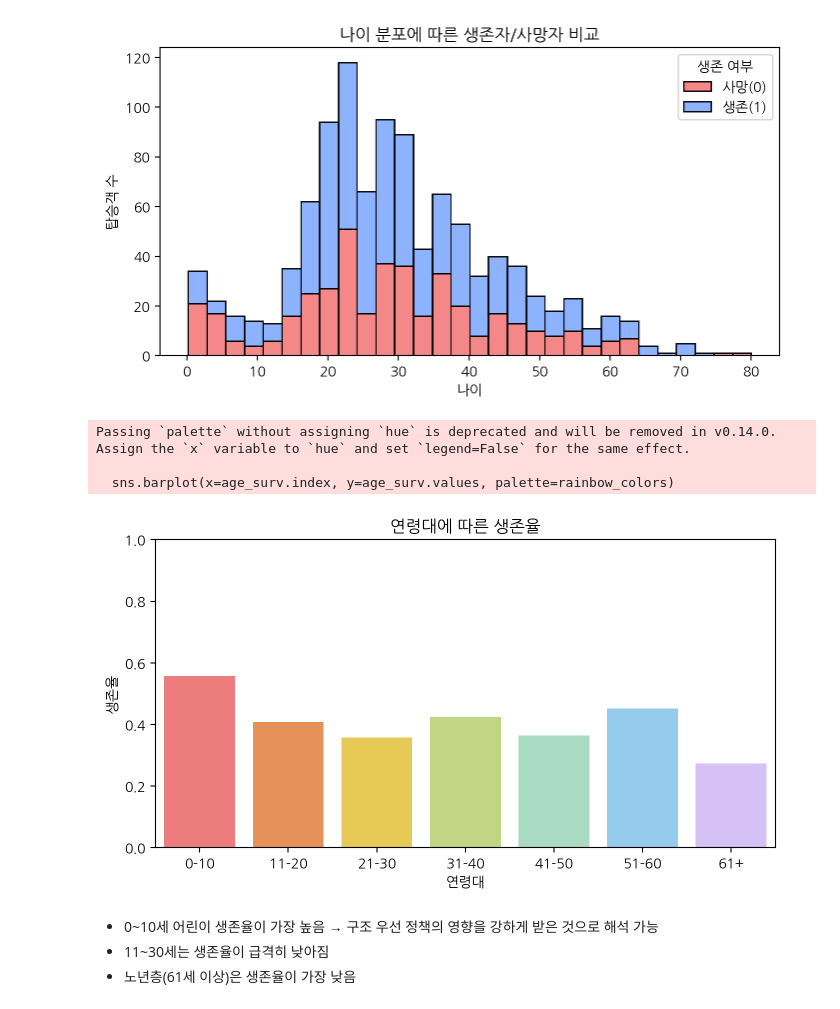
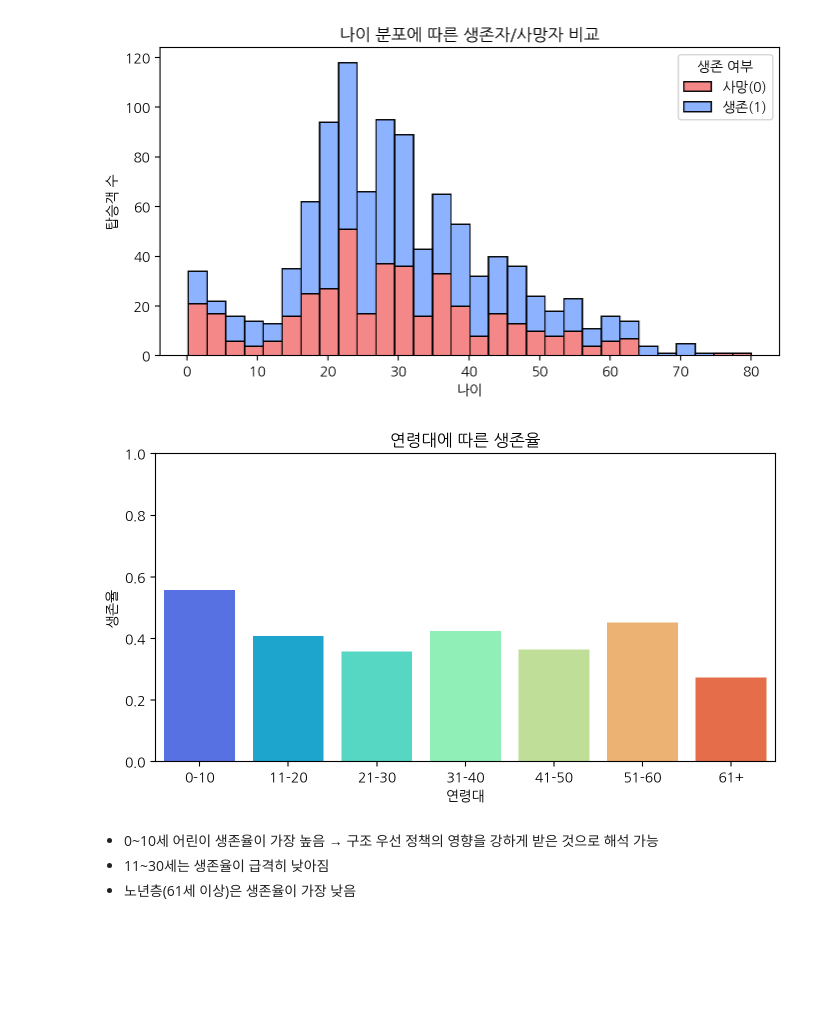
Before and after one commit to carvestar/25-BDA-TeamDP, a Jupyter notebook: 25_BDA_Titanic_B_TeamDP.ipynb, the cells around one changed output. Drawn from its saved outputs; the diff is of its cells as text; code cells hidden in the pictures; blank space fills up the shorter version.

```diff
--- a/25_BDA_Titanic_B_TeamDP.ipynb
+++ b/25_BDA_Titanic_B_TeamDP.ipynb
@@ -467,27 +441,24 @@ plt.show()
 # %%
 # 나이 구간별 생존율 - 10세 단위로 나누고 연령대별 평균 생존율 확인
 
 # Age를 나이 구간으로 분할하여 AgeGroup 열 생성
 tData['AgeGroup'] = pd.cut(tData['Age'], bins=[0, 10, 20, 30, 40, 50, 60, 80],
                         labels=['0-10', '11-20', '21-30', '31-40', '41-50', '51-60', '61+'])
 
 # 그룹별 평균 생존율 계산 (Survived 열의 평균 = 생존율)
-age_surv = tData.groupby('AgeGroup')['Survived'].mean()
+age_surv = tData.groupby('AgeGroup', observed=False)['Survived'].mean()
 
 plt.figure(figsize=(8, 4))
-sns.barplot(x=age_surv.index, y=age_surv.values, palette=rainbow_colors)
+sns.barplot(x=age_surv.index, y=age_surv.values,hue = age_surv.index, palette='rainbow')
 plt.title('연령대에 따른 생존율')
 plt.xlabel('연령대')
 plt.ylabel('생존율')
 
 # y축은 생존율이므로 0~1 사이로 고정
 plt.ylim(0, 1)
 plt.show()
 # %% [output]
-Passing `palette` without assigning `hue` is deprecated and will be removed in v0.14.0. Assign the `x` variable to `hue` and set `legend=False` for the same effect.
-
-  sns.barplot(x=age_surv.index, y=age_surv.values, palette=rainbow_colors)
-[figure, old version]
+[figure, new version]
 # %% [markdown]
 *   0~10세 어린이 생존율이 가장 높음 → 구조 우선 정책의 영향을 강하게 받은 것으로 해석 가능
 *   11~30세는 생존율이 급격히 낮아짐
```
Also changed, not shown: parts of 11 cells of this notebook.
